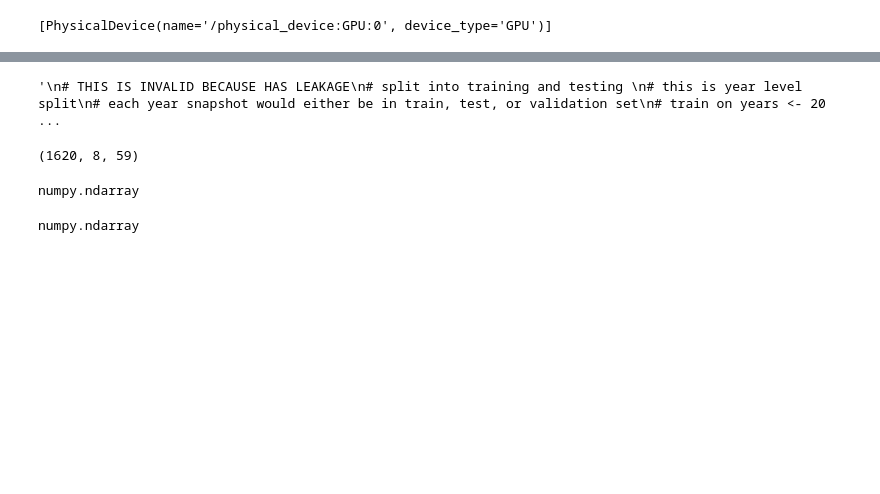
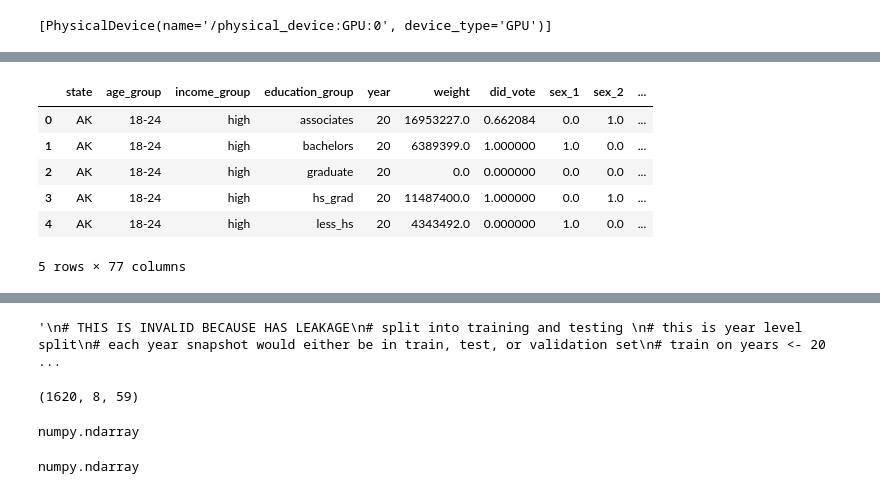
Before and after one commit to ecw70574/US-Census-Voting-and-Registration-DSCI-Capstone-Project, a Jupyter notebook: LSTM-pipeline-and-training.ipynb, the cells around one changed output, grey strips where cells are left out. Drawn from its saved outputs; the diff is of its cells as text; code cells hidden in the pictures; blank space fills up the shorter version.

```diff
--- a/LSTM-pipeline-and-training.ipynb
+++ b/LSTM-pipeline-and-training.ipynb
@@ -9,3 +3,18 @@ import tensorflow as tf
 print(tf.config.list_physical_devices('GPU'))
 # %% [output]
 [PhysicalDevice(name='/physical_device:GPU:0', device_type='GPU')]
+# %%
+# read in state level external data
+prev_year_state_margins = pd.read_csv("https://raw.githubusercontent.com/ecw70574/US-Census-Voting-and-Registration-DSCI-Capstone-Project/refs/heads/main/prev_year_state_margins.csv")
+stateecon_indicators = pd.read_csv("https://raw.githubusercontent.com/ecw70574/US-Census-Voting-and-Registration-DSCI-Capstone-Project/refs/heads/main/stateecon_indicators.csv")
+# %%
+# read in and append the agg census data
+import pandas as pd
+import numpy as np
+all_years = pd.DataFrame()
+for i in range(10,24,2):
+  # read in file
+  filename = "panel_" + str(i) + ".csv"
+  this_df = pd.read_csv("https://raw.githubusercontent.com/ecw70574/US-Census-Voting-and-Registration-DSCI-Capstone-Project/refs/heads/main/processed/" + filename)
+  all_years = pd.concat([this_df, all_years])
+all_years.head()
@@ -11,0 +29,3 @@ print(tf.config.list_physical_devices('GPU'))
+# %%
+# rename state column for consistency
+all_years = all_years.rename(columns={"states_encoded": "state"})
@@ -11,0 +45,14 @@ print(tf.config.list_physical_devices('GPU'))
+# %%
+# Merge all state/year level datasets
+merge1 = pd.merge(all_years, prev_year_state_margins, on=["year","state"], how='inner')
+merge2 = pd.merge(merge1, stateecon_indicators, on=["year","state"], how='inner')
+merge2.head()
+# Normalize
+# %% [output]
+|  | state | age_group | income_group | education_group | year | weight | did_vote | sex_1 | sex_2 | ... |
+| 0 | AK | 18-24 | high | associates | 20 | 16953227.0 | 0.662084 | 0.0 | 1.0 | ... |
+| 1 | AK | 18-24 | high | bachelors | 20 | 6389399.0 | 1.000000 | 1.0 | 0.0 | ... |
+| 2 | AK | 18-24 | high | graduate | 20 | 0.0 | 0.000000 | 0.0 | 0.0 | ... |
+| 3 | AK | 18-24 | high | hs_grad | 20 | 11487400.0 | 1.000000 | 0.0 | 1.0 | ... |
+| 4 | AK | 18-24 | high | less_hs | 20 | 4343492.0 | 0.000000 | 1.0 | 0.0 | ... |
+5 rows × 77 columns
```
Also changed, not shown: parts of 8 cells of this notebook.
